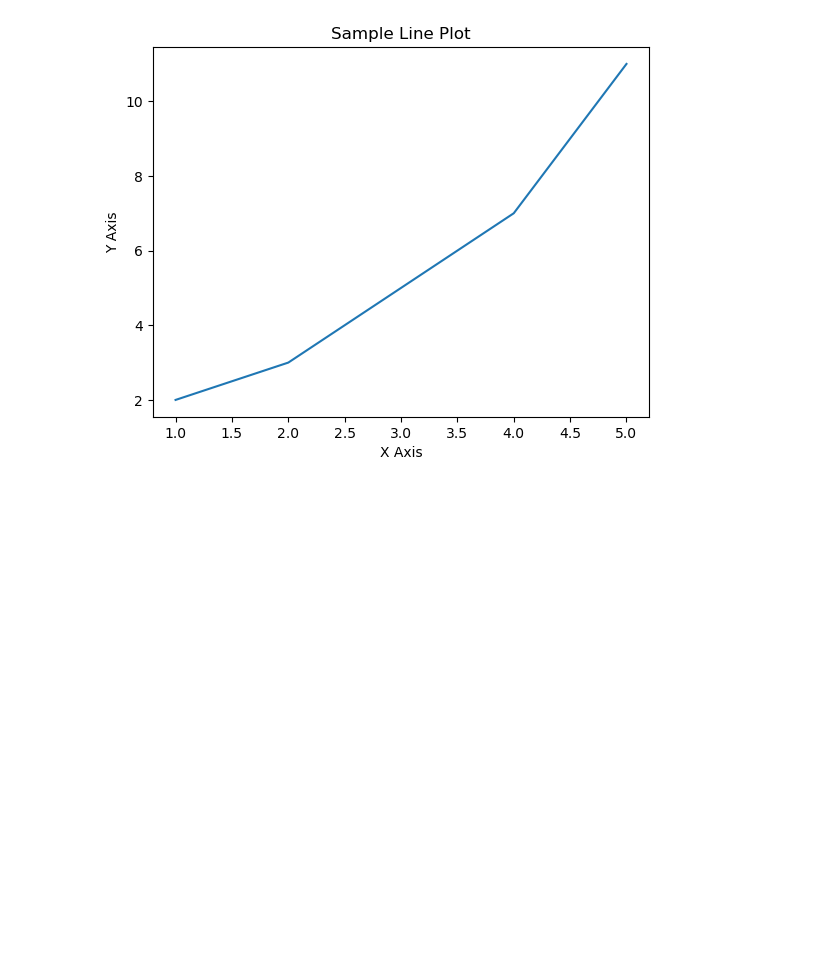
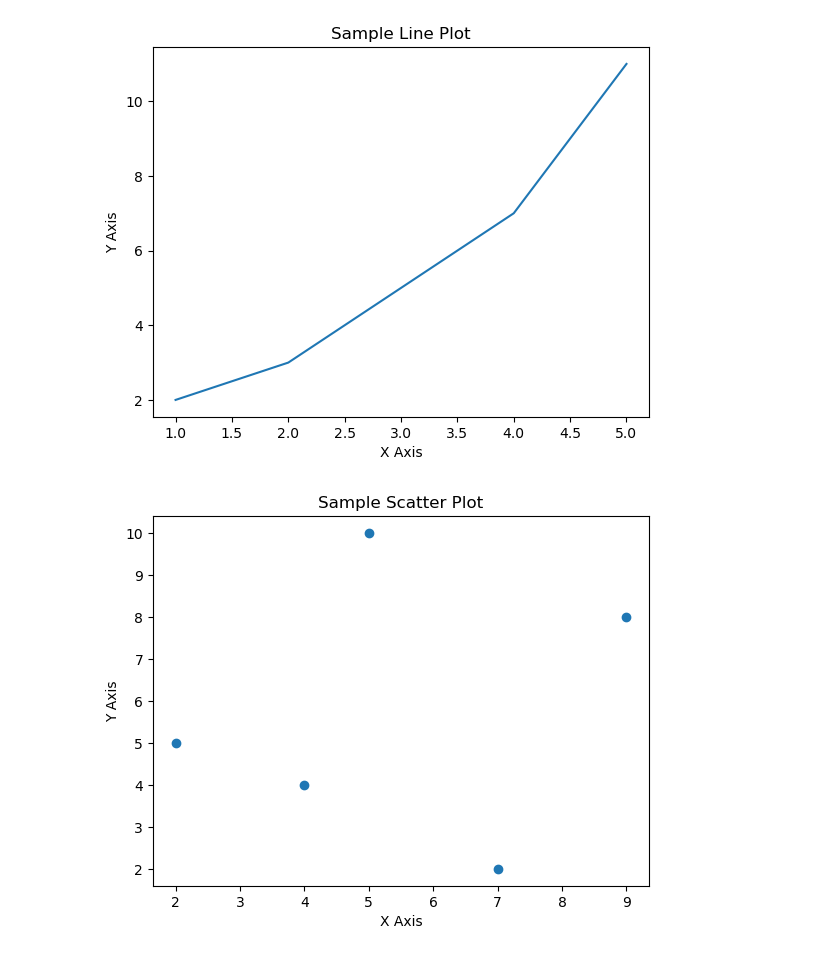
Before and after one commit to invinciblesk/matplotlib_Basics, a Jupyter notebook: plt_basics.ipynb, the cells around one changed output. Cells and saved outputs as stored; diff of their text form; code cells hidden in the pictures; blank space fills up the shorter version.

Commit message:
Scatter plot to observe relationships btwn variables

```diff
--- a/plt_basics.ipynb
+++ b/plt_basics.ipynb
@@ -32,3 +32,20 @@ plt.ylabel('Y Axis')
 plt.show()
 # %% [output]
 [figure]
+# %%
+# Random data points
+x = [5, 2, 9, 4, 7]
+y = [10, 5, 8, 4, 2]
+
+# Creating the scatter plot
+plt.scatter(x, y)
+
+# Adding title and labels
+plt.title('Sample Scatter Plot')
+plt.xlabel('X Axis')
+plt.ylabel('Y Axis')
+
+# Displaying the plot
+plt.show()
+# %% [output]
+[figure, added]
```
